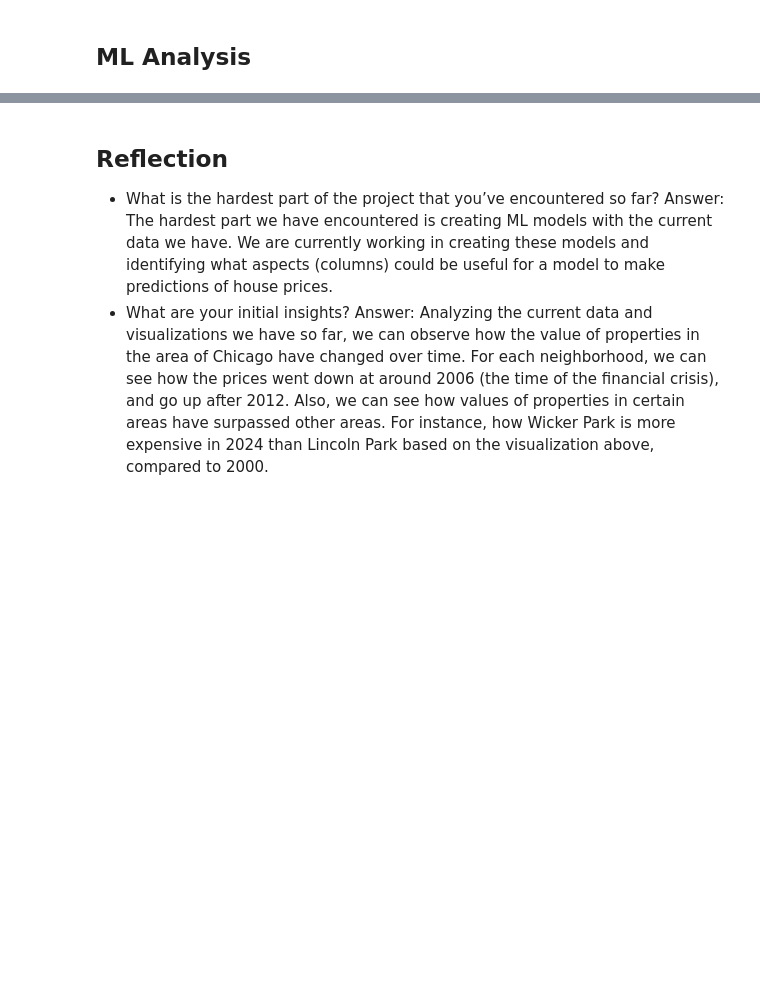
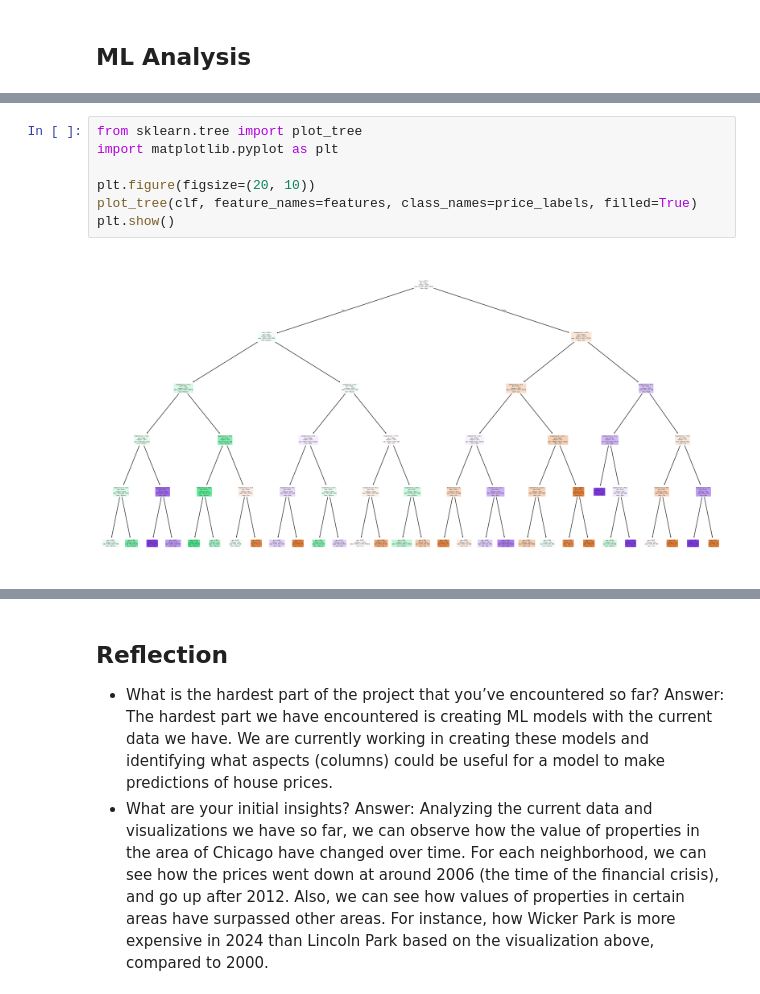
Before and after one commit to cs418-fa24/project-check-in-team-14, a Jupyter notebook: ChiHomePriceAnalyzer.ipynb, the cells around one changed output, grey strips where cells are left out. Saved outputs shown, nothing was run; the diff lists cells and outputs as text; blank space fills up the shorter version.

```diff
--- a/ChiHomePriceAnalyzer.ipynb
+++ b/ChiHomePriceAnalyzer.ipynb
@@ -133,0 +186,9 @@ Our team thought this was an interesting hypothesis to investigate because the 2
+# %%
+from sklearn.tree import plot_tree
+import matplotlib.pyplot as plt
+
+plt.figure(figsize=(20, 10))
+plot_tree(clf, feature_names=features, class_names=price_labels, filled=True)
+plt.show()
+# %% [output]
+[figure, added]
```
Also changed, not shown: parts of 3 cells of this notebook.
